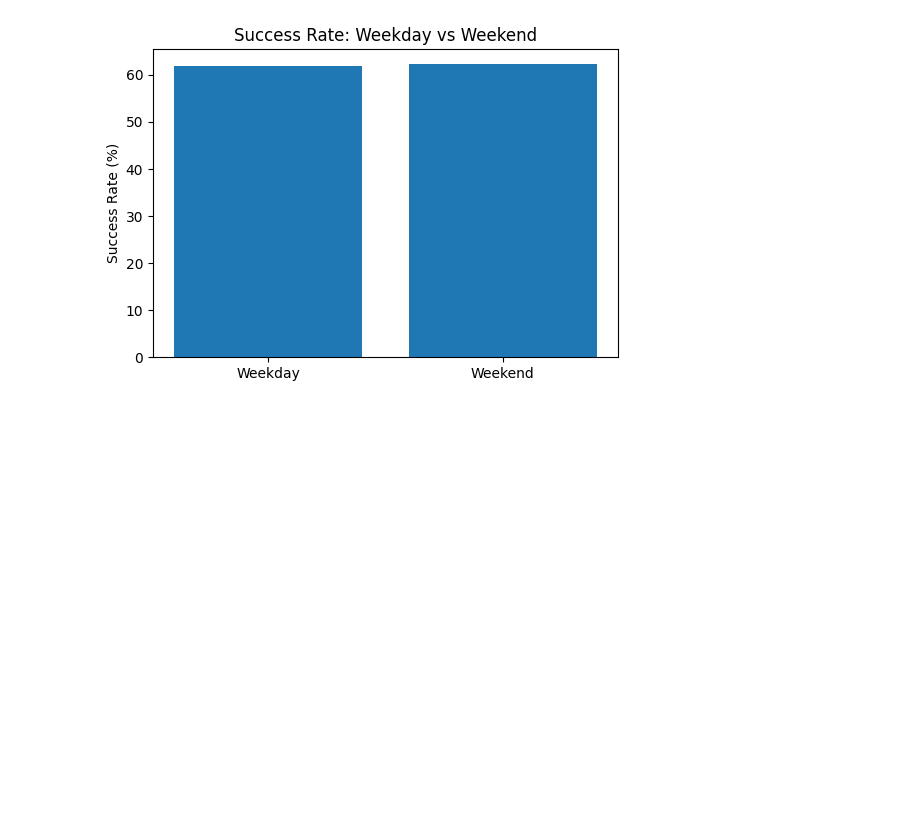
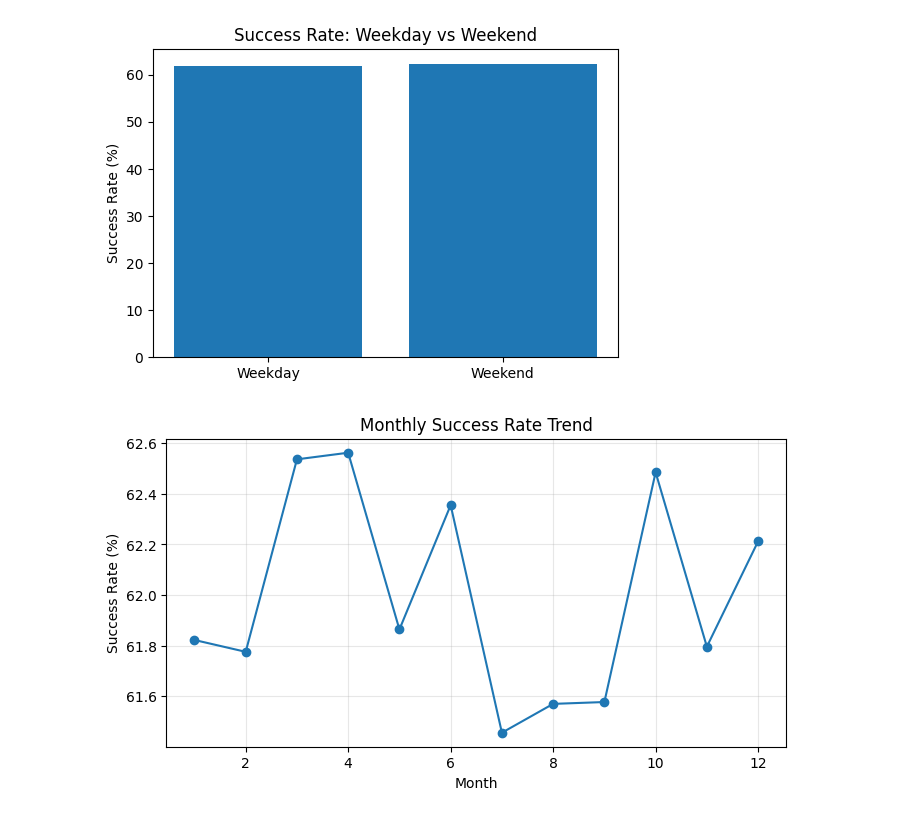
Before and after one commit to debjit11/Namma-Yatri-and-Uber-Analysis, a Jupyter notebook: uber_main.ipynb, the cells around one changed output. Cells and saved outputs as stored; diff of their text form; code cells hidden in the pictures; blank space fills up the shorter version.

```diff
--- a/uber_main.ipynb
+++ b/uber_main.ipynb
@@ -409,3 +409,17 @@ plt.ylabel("Success Rate (%)")
 plt.show()
 # %% [output]
 [figure]
+# %%
+monthly_success = df.groupby('Month')['Successful'].mean() * 100
+
+plt.figure(figsize=(8,4))
+plt.plot(monthly_success.index, monthly_success.values, marker='o')
+
+plt.title("Monthly Success Rate Trend")
+plt.xlabel("Month")
+plt.ylabel("Success Rate (%)")
+plt.grid(True, alpha=0.3)
+
+plt.show()
+# %% [output]
+[figure, added]
```
